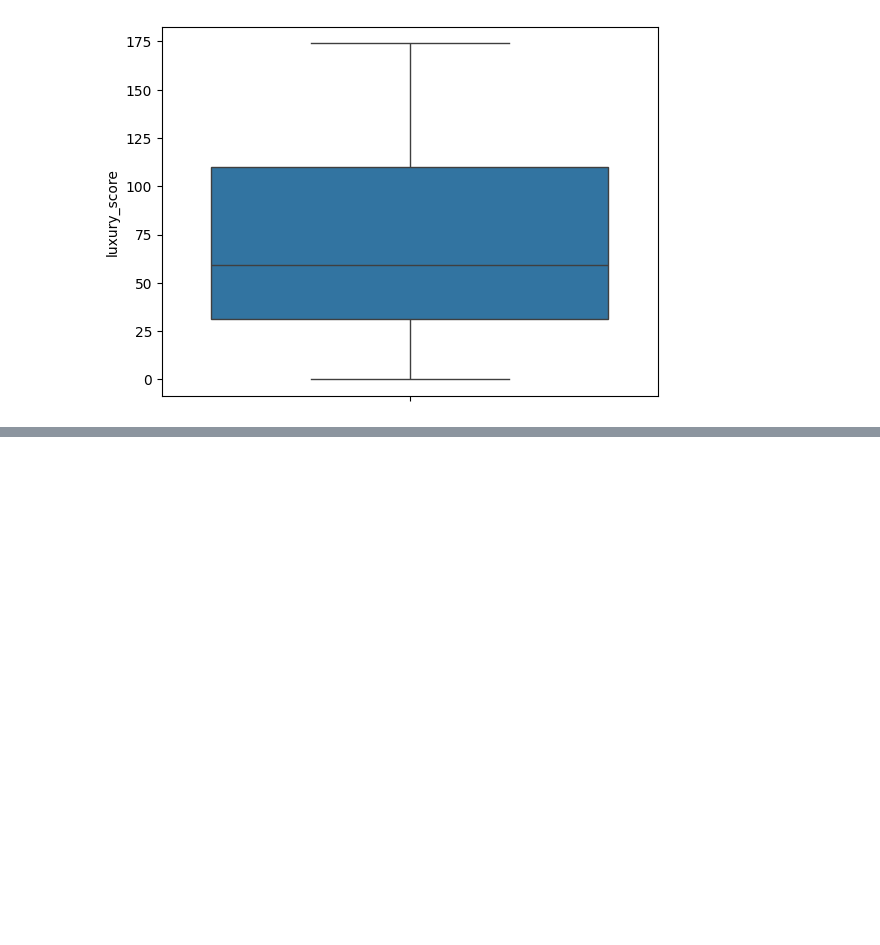
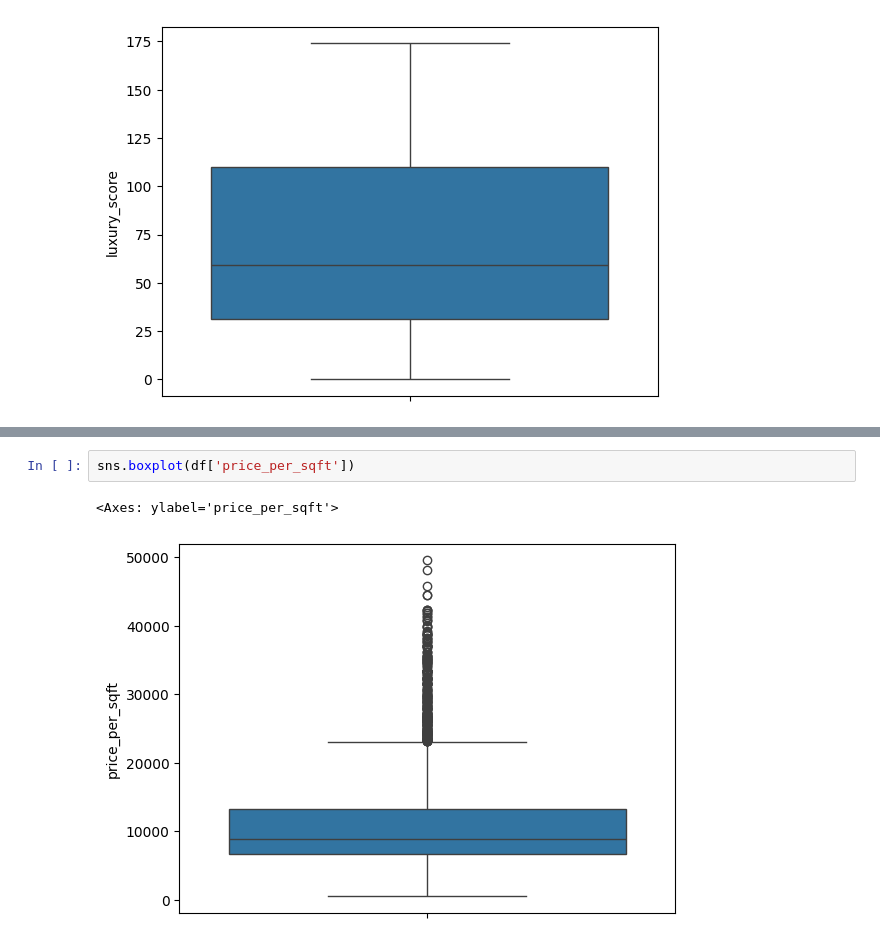
Before and after one commit to Binal2004/Propeak-Real-Estate-, a Jupyter notebook: outlier-removal.ipynb, the cells around one changed output, grey strips where cells are left out. Saved outputs shown, nothing was run; the diff lists cells and outputs as text; blank space fills up the shorter version.

```diff
--- a/outlier-removal.ipynb
+++ b/outlier-removal.ipynb
@@ -620,0 +650,5 @@ sns.boxplot(df['luxury_score'])
+# %%
+sns.boxplot(df['price_per_sqft'])
+# %% [output]
+<Axes: ylabel='price_per_sqft'>
+[figure, added]
```
Also changed, not shown: parts of 7 cells of this notebook.
